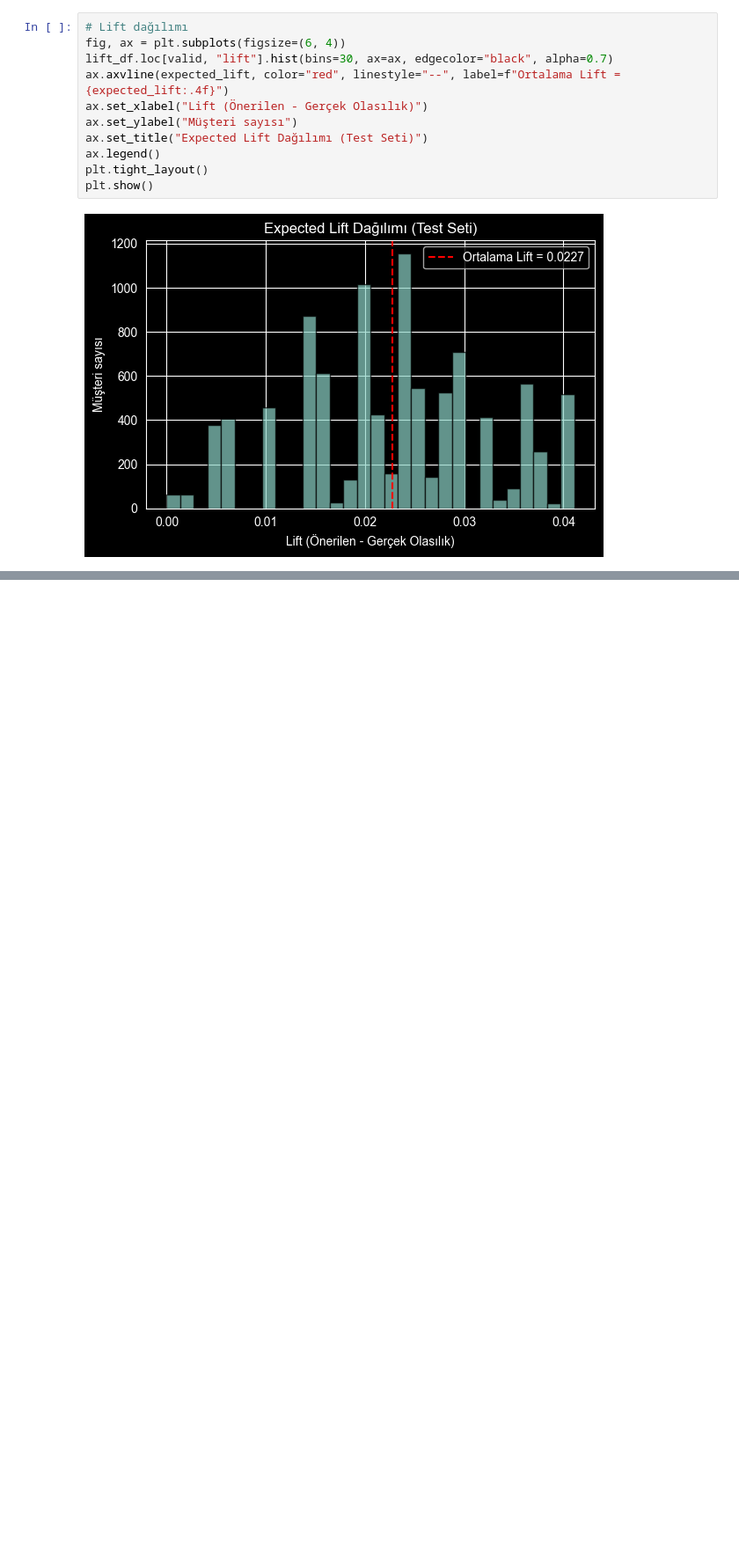
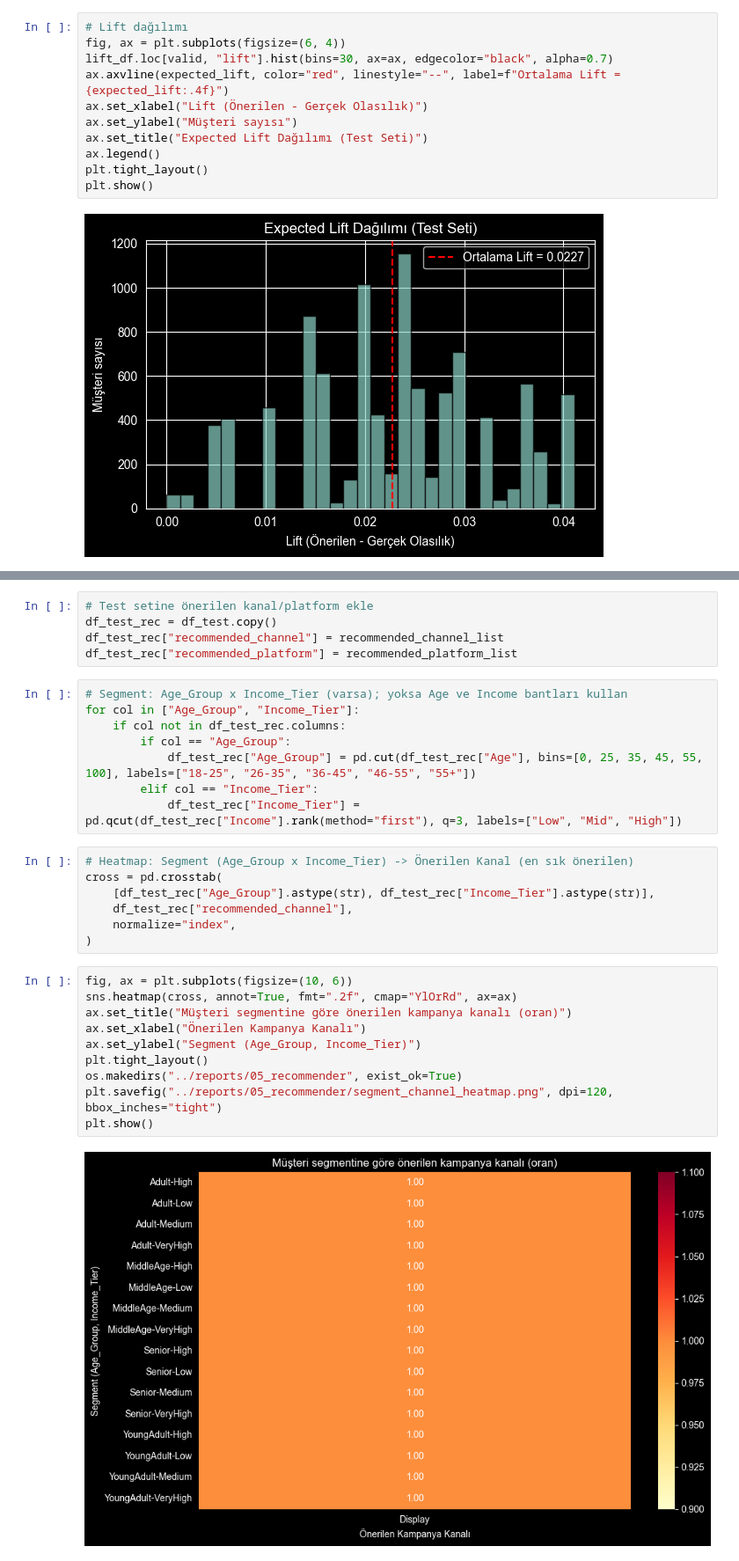
Before and after one commit to barkobt/tubitak-marketing-analytics, a Jupyter notebook: notebooks/05_recommender_system.ipynb, the cells around one changed output, grey strips where cells are left out. Shown at 88% size. Drawn from its saved outputs; the diff is of its cells as text; blank space fills up the shorter version.

```diff
--- a/notebooks/05_recommender_system.ipynb
+++ b/notebooks/05_recommender_system.ipynb
@@ -268,0 +274,32 @@ plt.show()
+# %%
+# Test setine önerilen kanal/platform ekle
+df_test_rec = df_test.copy()
+df_test_rec["recommended_channel"] = recommended_channel_list
+df_test_rec["recommended_platform"] = recommended_platform_list
+# %%
+# Segment: Age_Group x Income_Tier (varsa); yoksa Age ve Income bantları kullan
+for col in ["Age_Group", "Income_Tier"]:
+    if col not in df_test_rec.columns:
+        if col == "Age_Group":
+            df_test_rec["Age_Group"] = pd.cut(df_test_rec["Age"], bins=[0, 25, 35, 45, 55, 100], labels=["18-25", "26-35", "36-45", "46-55", "55+"])
+        elif col == "Income_Tier":
+            df_test_rec["Income_Tier"] = pd.qcut(df_test_rec["Income"].rank(method="first"), q=3, labels=["Low", "Mid", "High"])
+# %%
+# Heatmap: Segment (Age_Group x Income_Tier) -> Önerilen Kanal (en sık önerilen)
+cross = pd.crosstab(
+    [df_test_rec["Age_Group"].astype(str), df_test_rec["Income_Tier"].astype(str)],
+    df_test_rec["recommended_channel"],
+    normalize="index",
+)
+# %%
+fig, ax = plt.subplots(figsize=(10, 6))
+sns.heatmap(cross, annot=True, fmt=".2f", cmap="YlOrRd", ax=ax)
+ax.set_title("Müşteri segmentine göre önerilen kampanya kanalı (oran)")
+ax.set_xlabel("Önerilen Kampanya Kanalı")
+ax.set_ylabel("Segment (Age_Group, Income_Tier)")
+plt.tight_layout()
+os.makedirs("../reports/05_recommender", exist_ok=True)
+plt.savefig("../reports/05_recommender/segment_channel_heatmap.png", dpi=120, bbox_inches="tight")
+plt.show()
+# %% [output]
+[figure, added]
```
Also changed, not shown: parts of 3 cells of this notebook.
